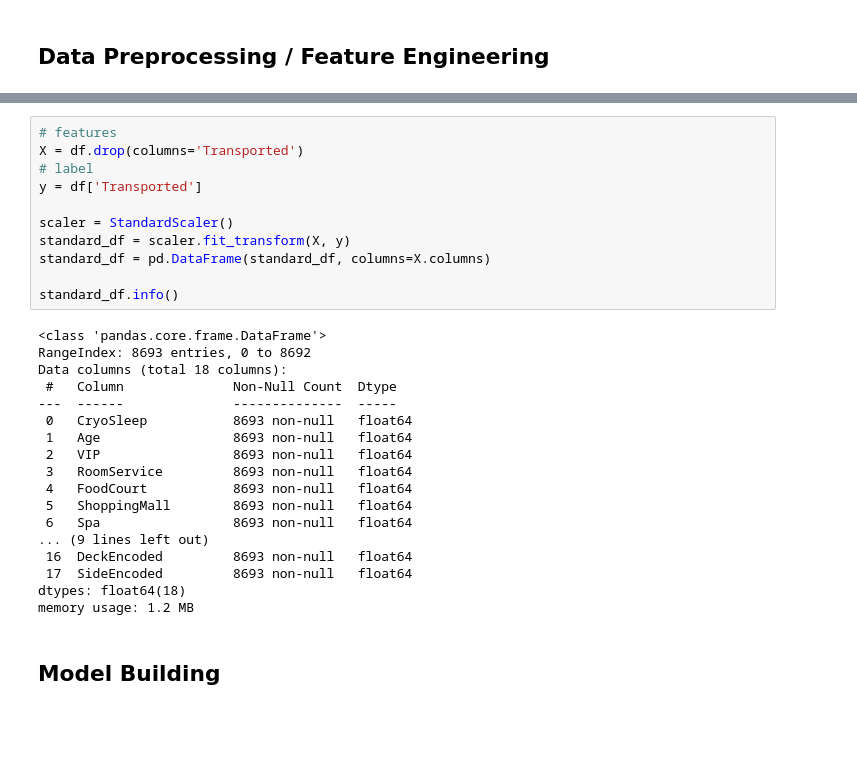
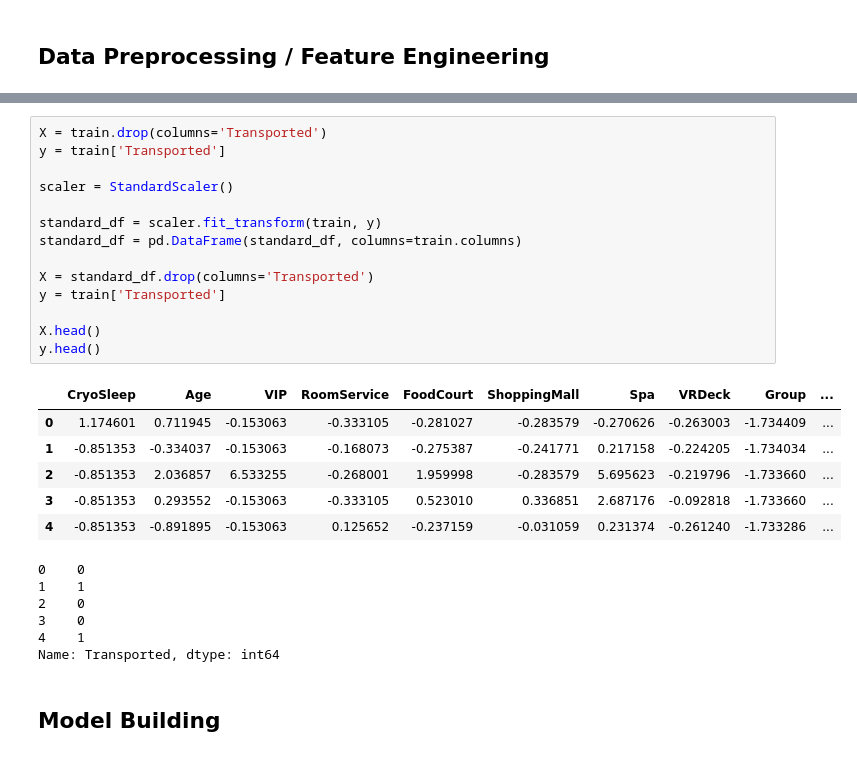
Before and after one commit to niquizzer/Spaceship-Titanic-Exploratory-Data-Analysi, a Jupyter notebook: spaceship-v2.ipynb, the cells around one changed output, grey strips where cells are left out. Cells and saved outputs as stored; diff of their text form; blank space fills up the shorter version.

```diff
--- a/spaceship-v2.ipynb
+++ b/spaceship-v2.ipynb
@@ -229,32 +190,30 @@ memory usage: 1.3 MB
 # %%
-# features
-X = df.drop(columns='Transported')
-# label
-y = df['Transported']
+X = train.drop(columns='Transported')
+y = train['Transported']
 
 scaler = StandardScaler()
-standard_df = scaler.fit_transform(X, y)
-standard_df = pd.DataFrame(standard_df, columns=X.columns)
 
-standard_df.info()
+standard_df = scaler.fit_transform(train, y)
+standard_df = pd.DataFrame(standard_df, columns=train.columns)
+
+X = standard_df.drop(columns='Transported')
+y = train['Transported']
+
+X.head()
+y.head()
 # %% [output]
+|  | CryoSleep | Age | VIP | RoomService | FoodCourt | ShoppingMall | Spa | VRDeck | Group | ... |
+| 0 | 1.174601 | 0.711945 | -0.153063 | -0.333105 | -0.281027 | -0.283579 | -0.270626 | -0.263003 | -1.734409 | ... |
+| 1 | -0.851353 | -0.334037 | -0.153063 | -0.168073 | -0.275387 | -0.241771 | 0.217158 | -0.224205 | -1.734034 | ... |
+| 2 | -0.851353 | 2.036857 | 6.533255 | -0.268001 | 1.959998 | -0.283579 | 5.695623 | -0.219796 | -1.733660 | ... |
+| 3 | -0.851353 | 0.293552 | -0.153063 | -0.333105 | 0.523010 | 0.336851 | 2.687176 | -0.092818 | -1.733660 | ... |
+| 4 | -0.851353 | -0.891895 | -0.153063 | 0.125652 | -0.237159 | -0.031059 | 0.231374 | -0.261240 | -1.733286 | ... |
-<class 'pandas.core.frame.DataFrame'>
-RangeIndex: 8693 entries, 0 to 8692
-Data columns (total 18 columns):
- #   Column              Non-Null Count  Dtype
----  ------              --------------  -----
- 0   CryoSleep           8693 non-null   float64
- 1   Age                 8693 non-null   float64
- 2   VIP                 8693 non-null   float64
- 3   RoomService         8693 non-null   float64
- 4   FoodCourt           8693 non-null   float64
- 5   ShoppingMall        8693 non-null   float64
- 6   Spa                 8693 non-null   float64
-... (9 lines left out)
- 16  DeckEncoded         8693 non-null   float64
- 17  SideEncoded         8693 non-null   float64
-dtypes: float64(18)
-memory usage: 1.2 MB
+0    0
+1    1
+2    0
+3    0
+4    1
+Name: Transported, dtype: int64
 # %% [markdown]
 ## Model Building
 # %%
```
Also changed, not shown: parts of 22 cells of this notebook.
